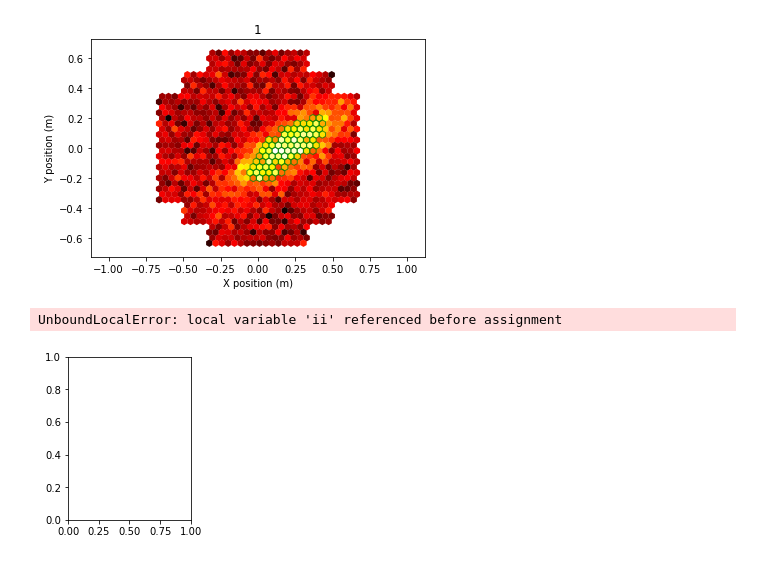
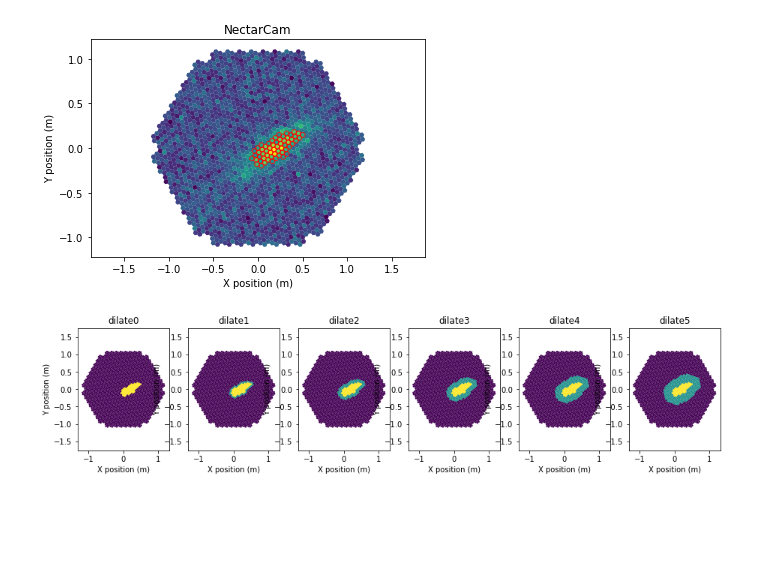
Before and after one commit to cta-observatory/ctapipe, a Jupyter notebook: examples/notebooks/dilate_image.ipynb, the cells around one changed output. Drawn from its saved outputs; the diff is of its cells as text; code cells hidden in the pictures; blank space fills up the shorter version.

```diff
--- a/examples/notebooks/dilate_image.ipynb
+++ b/examples/notebooks/dilate_image.ipynb
@@ -16,7 +16,7 @@ from ctapipe.image import toymodel, hillas_parameters, tailcuts_clean, dilate
 
 
 # Load the camera
-geom = CameraGeometry.from_name("hess", 1)
+geom = CameraGeometry.from_name("NectarCam")
 
 # Create a fake camera image to display:
 model = toymodel.generate_2d_shower_model(centroid=(0.2, 0.0),
@@ -35,9 +35,9 @@ clean = image.copy()
 clean[~cleanmask] = 0.0
 
 disp = CameraDisplay(geom, image=image)
-disp.highlight_pixels(cleanmask)
+disp.highlight_pixels(cleanmask, color='red')
 # %% [output]
-[figure, old version]
+[figure, new version]
 # %%
 from ctapipe.image.cleaning import dilate
 # %%
@@ -45,12 +45,12 @@ def show_dilate(mask, times=1):
     m = mask.copy()
     for ii in range(times):
         m = dilate(geom, m)
-    CameraDisplay(geom,image=(m.astype(int)+mask.astype(int)), title='dilate{}'.format(ii))
+    CameraDisplay(geom,image=(m.astype(int)+mask.astype(int)), title='dilate{}'.format(times))
 # %%
 plt.figure(figsize=(18,3))
+
 for ii in range(0,6):
-    subplot(1,7,ii+1)
+    plt.subplot(1,7,ii+1)
     show_dilate(cleanmask.copy(), times=ii)
 # %% [output]
-UnboundLocalError: local variable 'ii' referenced before assignment
-[figure, old version]
+[figure, new version]
```
Also changed, not shown: 5 other files.
